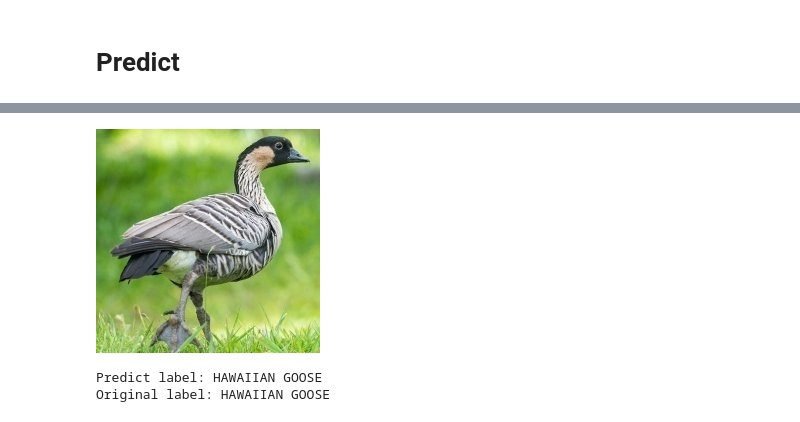
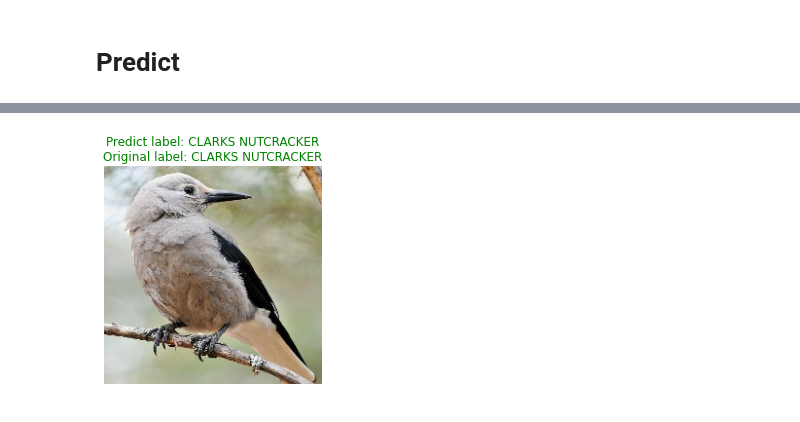
Before and after one commit to dhlinhdan/CS431.N11_450_Bird_Classification, a Jupyter notebook: EfficientNetB0.ipynb, the cells around one changed output, grey strips where cells are left out. Cells and saved outputs as stored; diff of their text form; code cells hidden in the pictures.

```diff
--- a/EfficientNetB0.ipynb
+++ b/EfficientNetB0.ipynb
@@ -536,17 +548,15 @@ Original label: BREWERS BLACKBIRD
 # %%
 # Choose random test_image
 k = random.randint (1, len(test_generator))
-cv2_imshow(cv2.imread(img_test[k]))
+plt.imshow(cv2.imread(img_test[k])[:,:,::-1])
 if (dict_bird_name[pred_labels[k]] == dict_bird_name[true_labels[k]]):
-  print ('\033[92m')
+  plt.title(f'Predict label: {dict_bird_name[pred_labels[k]]}\nOriginal label: {dict_bird_name[true_labels[k]]}', color="green")
 else:
-  print ('\033[91m')
-print ('Predict label:', dict_bird_name[pred_labels[k]])
-print ('Original label:', dict_bird_name[true_labels[k]])
+  plt.title(f'Predict label: {dict_bird_name[pred_labels[k]]}\nOriginal label: {dict_bird_name[true_labels[k]]}', color="red")
+plt.axis('off')
+plt.savefig('bird_1.png')
 # %% [output]
-[figure, old version]
+[figure, new version]
-Predict label: HAWAIIAN GOOSE
-Original label: HAWAIIAN GOOSE
 # %%
 # Green: perfect score / Red: imperfect score
 for i in range(CLASSES):
```
Also changed, not shown: parts of 17 cells of this notebook.
